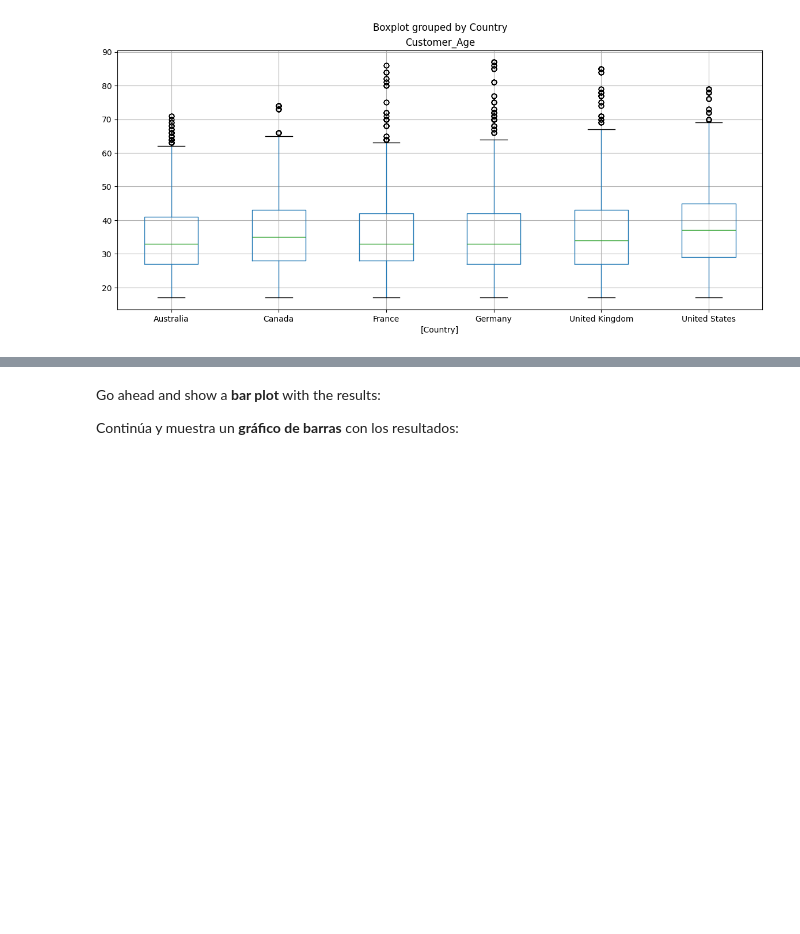
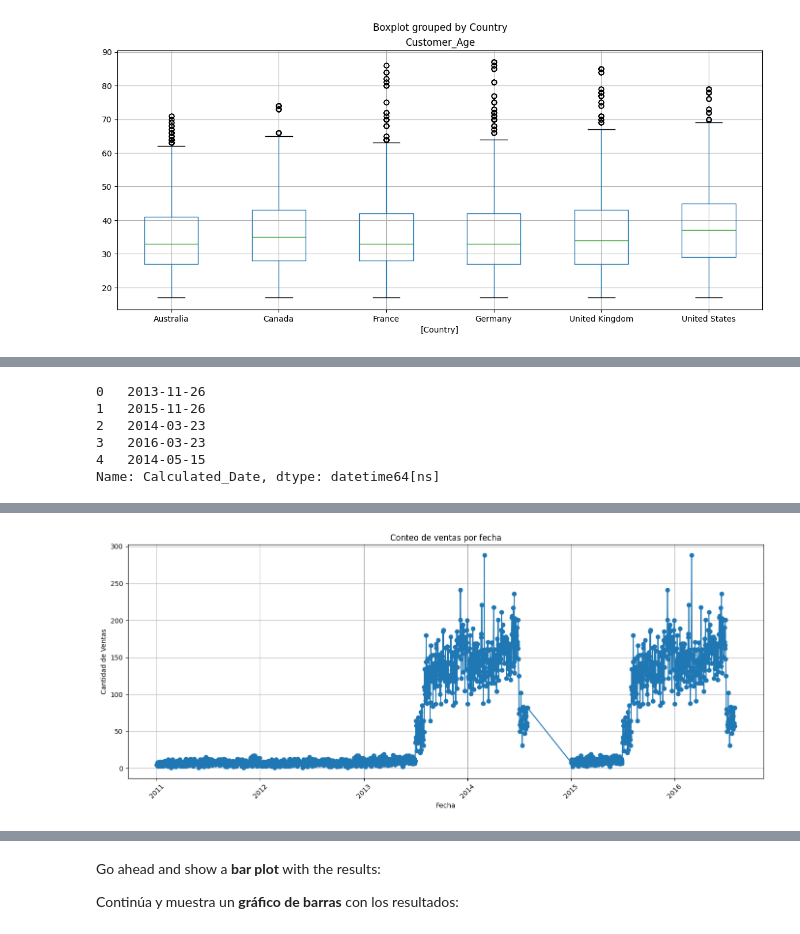
Before and after one commit to TonyGael/FCC_Pandas_Real_Life_Example, a Jupyter notebook: Exercises_1.ipynb, the cells around one changed output, grey strips where cells are left out. Drawn from its saved outputs; the diff is of its cells as text; code cells hidden in the pictures; blank space fills up the shorter version.

```diff
--- a/Exercises_1.ipynb
+++ b/Exercises_1.ipynb
@@ -358,0 +357,5 @@ Utilice `Day`, `Month`, `Yar` para crear una columna `Date` (`AAAA-MM-DD`).
+# %%
+# your code goes here
+# using a lamda function (less eficient and deprecated treating keys as positions)
+sales['Calculated_Date'] = sales[['Year', 'Month', 'Day']].apply(lambda x: '{}-{}-{}'.format(x[0], x[1], x[2]), axis=1)
+sales['Calculated_Date'].head()
@@ -369,3 +377,15 @@ Utilice `Day`, `Month`, `Yar` para crear una columna `Date` (`AAAA-MM-DD`).
+# %%
+# your code goes here
+# sales['Calculated_Date'] = pd.to_datetime(sales['Calculated_Date'], format='%Y-%m-%d')
+sales['Calculated_Date'] = pd.to_datetime(sales['Calculated_Date'])
+sales['Calculated_Date'].head()
+# %% [output]
+0   2013-11-26
+1   2015-11-26
+2   2014-03-23
+3   2016-03-23
+4   2014-05-15
+Name: Calculated_Date, dtype: datetime64[ns]
 # %% [markdown]
 ![green-divider](https://user-images.githubusercontent.com/7065401/52071924-c003ad80-2562-11e9-8297-1c6595f8a7ff.png)
 
@@ -382,3 +400,19 @@ Muestra un <b>gráfico de línea</b> utilizando la columna `Calculated_Date` com
+# %%
+# your code goes here
+# sales['Calculated_Date'].value_counts().plot(kind='line', figsize=(14,6))
+
+sales_counts = sales.groupby('Calculated_Date').size()
+plt.figure(figsize=(14,6))
+plt.plot(sales_counts.index, sales_counts.values, marker='o', linestyle='-')
+plt.title('Conteo de ventas por fecha')
+plt.xlabel('Fecha')
+plt.ylabel('Cantidad de Ventas')
+plt.grid(True)
+plt.xticks(rotation=45)
+plt.tight_layout()
+plt.show()
+# %% [output]
+[figure, added]
 # %% [markdown]
 ![green-divider](https://user-images.githubusercontent.com/7065401/52071924-c003ad80-2562-11e9-8297-1c6595f8a7ff.png)
 
```
Also changed, not shown: parts of 13 cells of this notebook.
